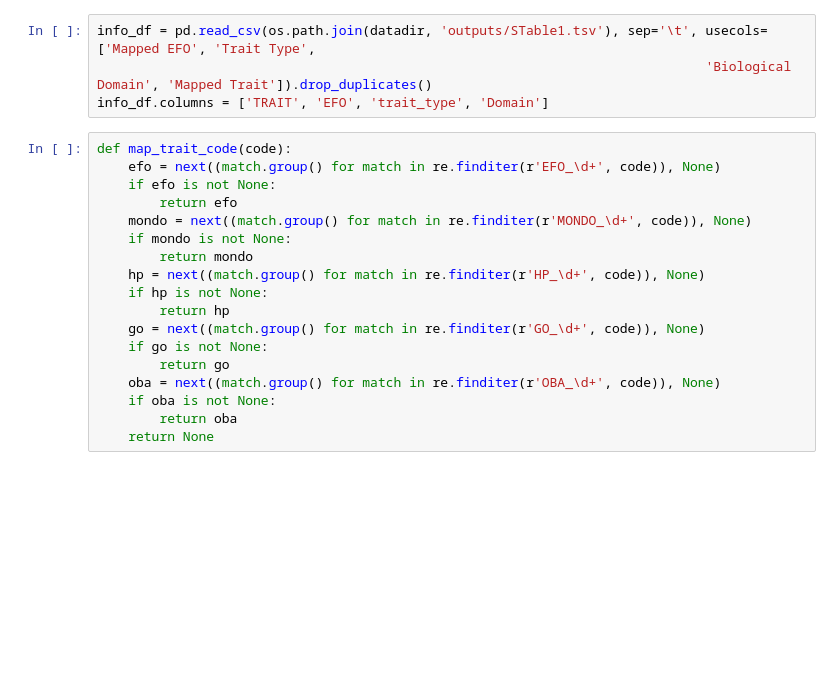
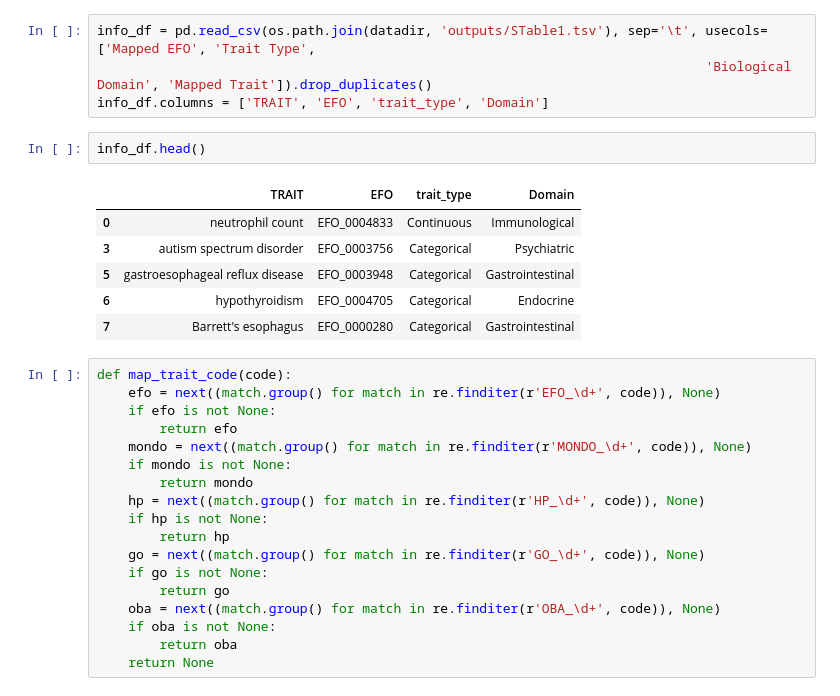
Before and after one commit to sarah-n-wright/CARVA, a Jupyter notebook: Notebooks/3_Reproducibility.ipynb, the cells around one changed output. Saved outputs shown, nothing was run; the diff lists cells and outputs as text; blank space fills up the shorter version.

```diff
--- a/Notebooks/3_Reproducibility.ipynb
+++ b/Notebooks/3_Reproducibility.ipynb
@@ -99,6 +99,15 @@ all_df['logq'] = all_df.q.apply(lambda x: -1 * np.log10(x+1e-250))
 info_df = pd.read_csv(os.path.join(datadir, 'outputs/STable1.tsv'), sep='\t', usecols=['Mapped EFO', 'Trait Type',
                                                                               'Biological Domain', 'Mapped Trait']).drop_duplicates()
 info_df.columns = ['TRAIT', 'EFO', 'trait_type', 'Domain']
+# %%
+info_df.head()
+# %% [output]
+|  | TRAIT | EFO | trait_type | Domain |
+| 0 | neutrophil count | EFO_0004833 | Continuous | Immunological |
+| 3 | autism spectrum disorder | EFO_0003756 | Categorical | Psychiatric |
+| 5 | gastroesophageal reflux disease | EFO_0003948 | Categorical | Gastrointestinal |
+| 6 | hypothyroidism | EFO_0004705 | Categorical | Endocrine |
+| 7 | Barrett's esophagus | EFO_0000280 | Categorical | Gastrointestinal |
 # %%
 def map_trait_code(code):
     efo = next((match.group() for match in re.finditer(r'EFO_\d+', code)), None)
```
Also changed, not shown: 13 other files.
